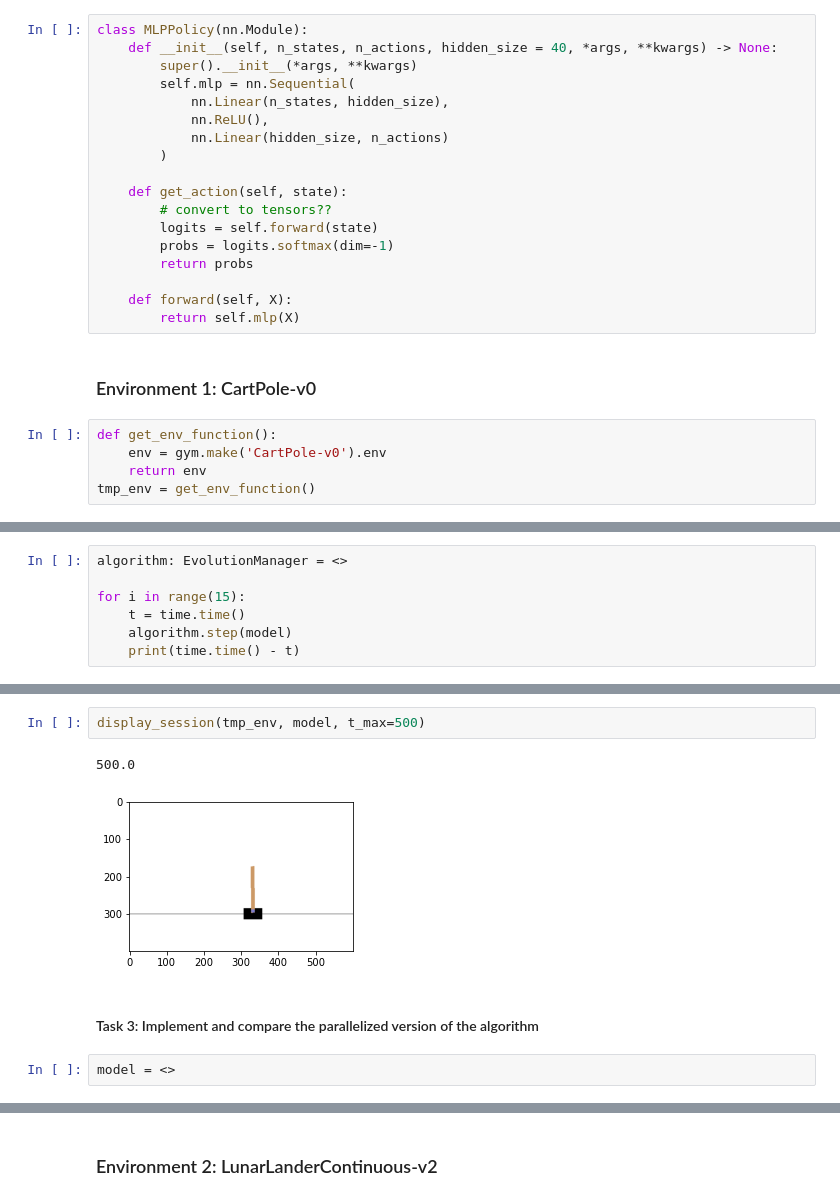
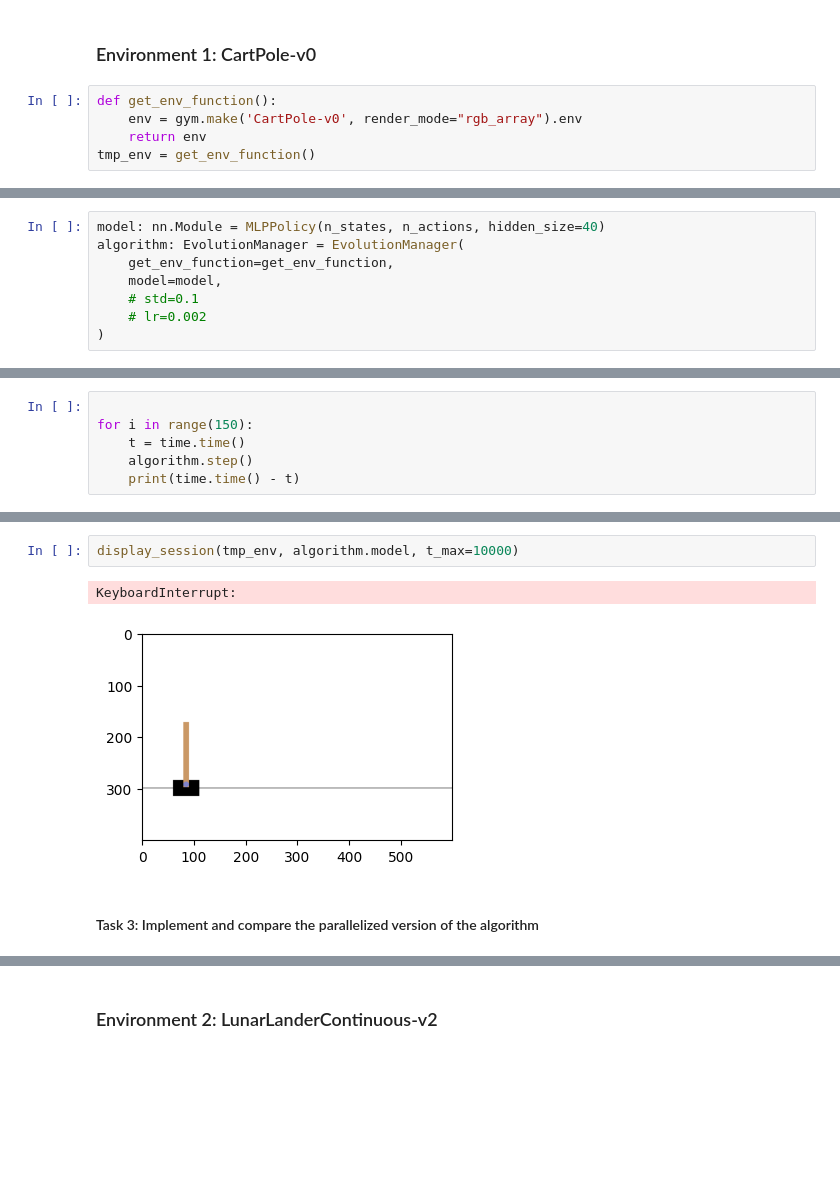
Before and after one commit to galthran-wq/Practical_RL, a Jupyter notebook: week01_intro/seminar-es-task.ipynb, the cells around one changed output, grey strips where cells are left out. Drawn from its saved outputs; the diff is of its cells as text; blank space fills up the shorter version.

```diff
--- a/week01_intro/seminar-es-task.ipynb
+++ b/week01_intro/seminar-es-task.ipynb
@@ -250,26 +284,8 @@ class EvolutionManager:
-# %%
-class MLPPolicy(nn.Module):
-    def __init__(self, n_states, n_actions, hidden_size = 40, *args, **kwargs) -> None:
-        super().__init__(*args, **kwargs)
-        self.mlp = nn.Sequential(
-            nn.Linear(n_states, hidden_size),
-            nn.ReLU(),
-            nn.Linear(hidden_size, n_actions)
-        )
-
-    def get_action(self, state):
-        # convert to tensors??
-        logits = self.forward(state)
-        probs = logits.softmax(dim=-1)
-        return probs
-
-    def forward(self, X):
-        return self.mlp(X)
 # %% [markdown]
 ### Environment 1: CartPole-v0
 # %%
 def get_env_function():
-    env = gym.make('CartPole-v0').env
+    env = gym.make('CartPole-v0', render_mode="rgb_array").env
     return env
 tmp_env = get_env_function()
 # %%
@@ -278,0 +294,8 @@ model: nn.Module = <>
+# %%
+model: nn.Module = MLPPolicy(n_states, n_actions, hidden_size=40)
+algorithm: EvolutionManager = EvolutionManager(
+    get_env_function=get_env_function,
+    model=model,
+    # std=0.1
+    # lr=0.002
+)
@@ -279,8 +306,7 @@ model: nn.Module = <>
 # %%
-algorithm: EvolutionManager = <>
 
-for i in range(15):
+for i in range(150):
     t = time.time()
-    algorithm.step(model)
+    algorithm.step()
     print(time.time() - t)
 # %% [output]
@@ -290,9 +315,7 @@ last mean reward = 493.230
 # %%
-display_session(tmp_env, model, t_max=500)
+display_session(tmp_env, algorithm.model, t_max=10000)
 # %% [output]
-500.0
+KeyboardInterrupt:
-[figure, old version]
+[figure, new version]
 # %% [markdown]
 #### Task 3: Implement and compare the parallelized version of the algorithm
-# %%
-model = <>
```
Also changed, not shown: parts of 16 cells of this notebook, 4 other files.
